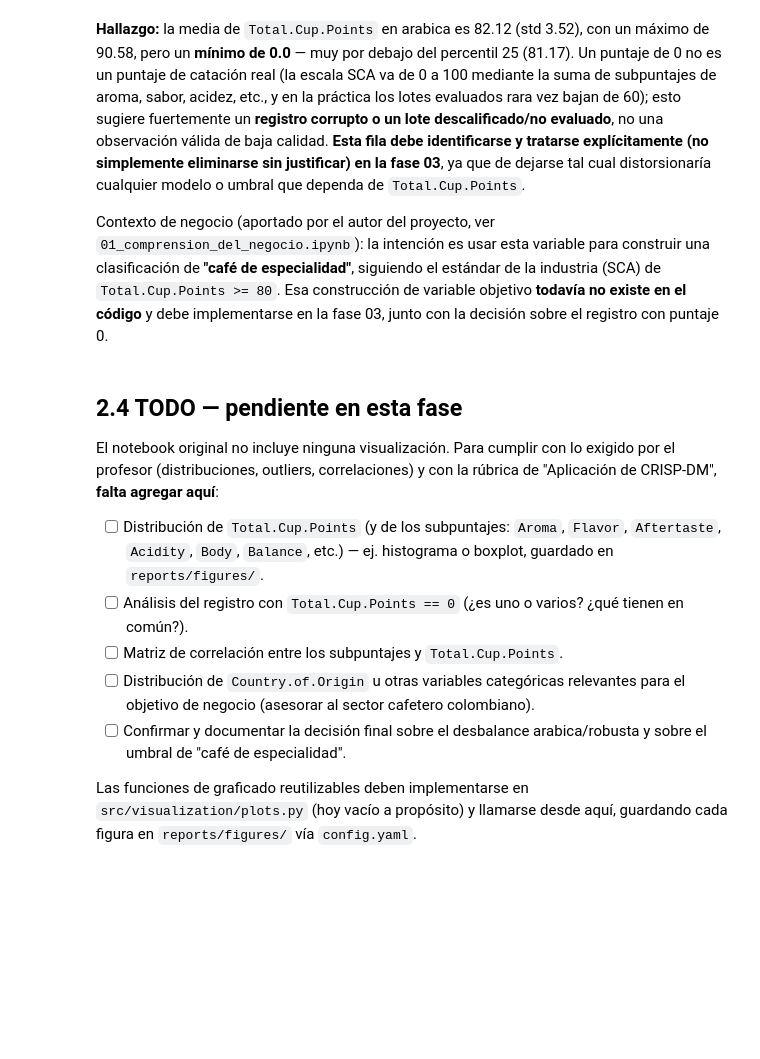
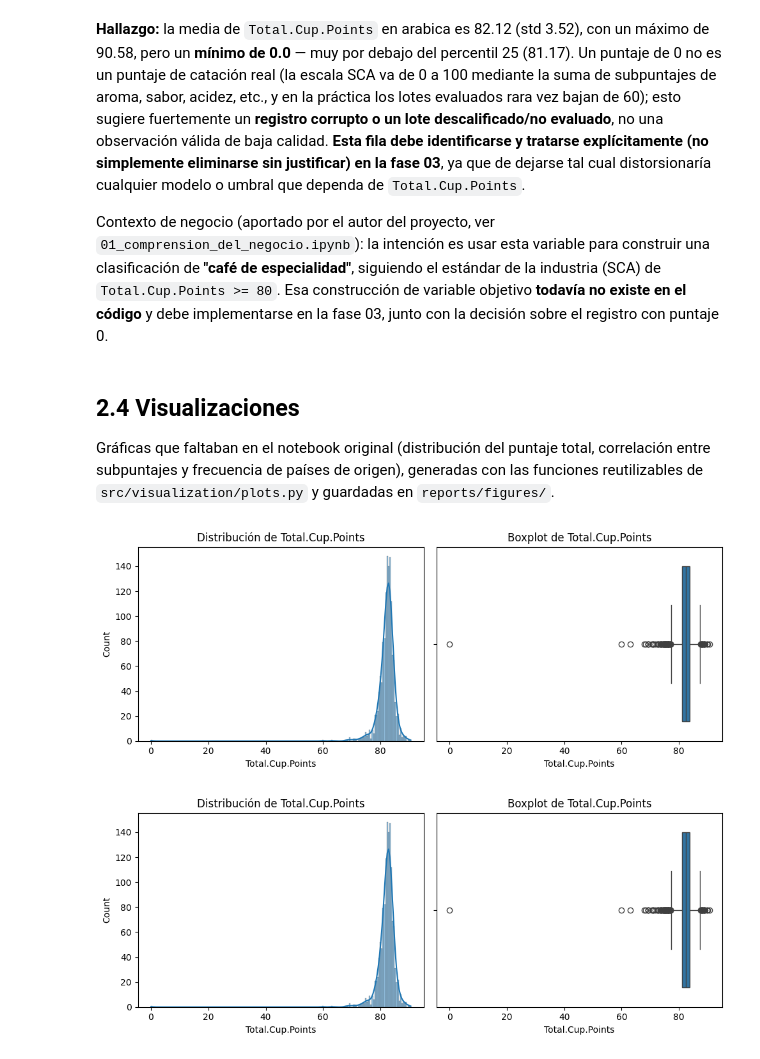
Before and after one commit to dany040518/specialty-coffee-classification, a Jupyter notebook: notebooks/02_comprension_de_los_datos.ipynb, the cells around one changed output. Drawn from its saved outputs; the diff is of its cells as text; code cells hidden in the pictures; blank space fills up the shorter version.

Commit message:
Reorganiza el proyecto con arquitectura por capas y CRISP-DM

```diff
--- a/notebooks/02_comprension_de_los_datos.ipynb
+++ b/notebooks/02_comprension_de_los_datos.ipynb
@@ -171,14 +171,24 @@ Name: Total.Cup.Points, dtype: float64
 
 Contexto de negocio (aportado por el autor del proyecto, ver `01_comprension_del_negocio.ipynb`): la intención es usar esta variable para construir una clasificación de **"café de especialidad"**, siguiendo el estándar de la industria (SCA) de `Total.Cup.Points >= 80`. Esa construcción de variable objetivo **todavía no existe en el código** y debe implementarse en la fase 03, junto con la decisión sobre el registro con puntaje 0.
 # %% [markdown]
-## 2.4 TODO — pendiente en esta fase
+## 2.4 Visualizaciones
 
-El notebook original no incluye ninguna visualización. Para cumplir con lo exigido por el profesor (distribuciones, outliers, correlaciones) y con la rúbrica de "Aplicación de CRISP-DM", **falta agregar aquí**:
-
-- [ ] Distribución de `Total.Cup.Points` (y de los subpuntajes: `Aroma`, `Flavor`, `Aftertaste`, `Acidity`, `Body`, `Balance`, etc.) — ej. histograma o boxplot, guardado en `reports/figures/`.
-- [ ] Análisis del registro con `Total.Cup.Points == 0` (¿es uno o varios? ¿qué tienen en común?).
-- [ ] Matriz de correlación entre los subpuntajes y `Total.Cup.Points`.
-- [ ] Distribución de `Country.of.Origin` u otras variables categóricas relevantes para el objetivo de negocio (asesorar al sector cafetero colombiano).
-- [ ] Confirmar y documentar la decisión final sobre el desbalance arabica/robusta y sobre el umbral de "café de especialidad".
-
-Las funciones de graficado reutilizables deben implementarse en `src/visualization/plots.py` (hoy vacío a propósito) y llamarse desde aquí, guardando cada figura en `reports/figures/` vía `config.yaml`.
+Gráficas que faltaban en el notebook original (distribución del puntaje total, correlación entre subpuntajes y frecuencia de países de origen), generadas con las funciones reutilizables de `src/visualization/plots.py` y guardadas en `reports/figures/`.
+# %%
+%matplotlib inline
+import pandas as pd
+
+from src.visualization.plots import (
+    plot_categorical_counts,
+    plot_correlation_heatmap,
+    plot_score_distribution,
+)
+
+# Combinado sin limpiar, solo para poder VER el registro corrupto antes de
+# que la fase 03 lo elimine (src/data/clean_data.py -> DropCorruptScores).
+df_combined_raw = pd.concat([df_arabica, df_robusta], ignore_index=True)
+
+plot_score_distribution(df_combined_raw, "Total.Cup.Points", config, "total_cup_points_distribucion.png")
+# %% [output]
+[figure, added]
+[figure, added]
```
Also changed, not shown: parts of 7 cells of this notebook, 30 other files.
